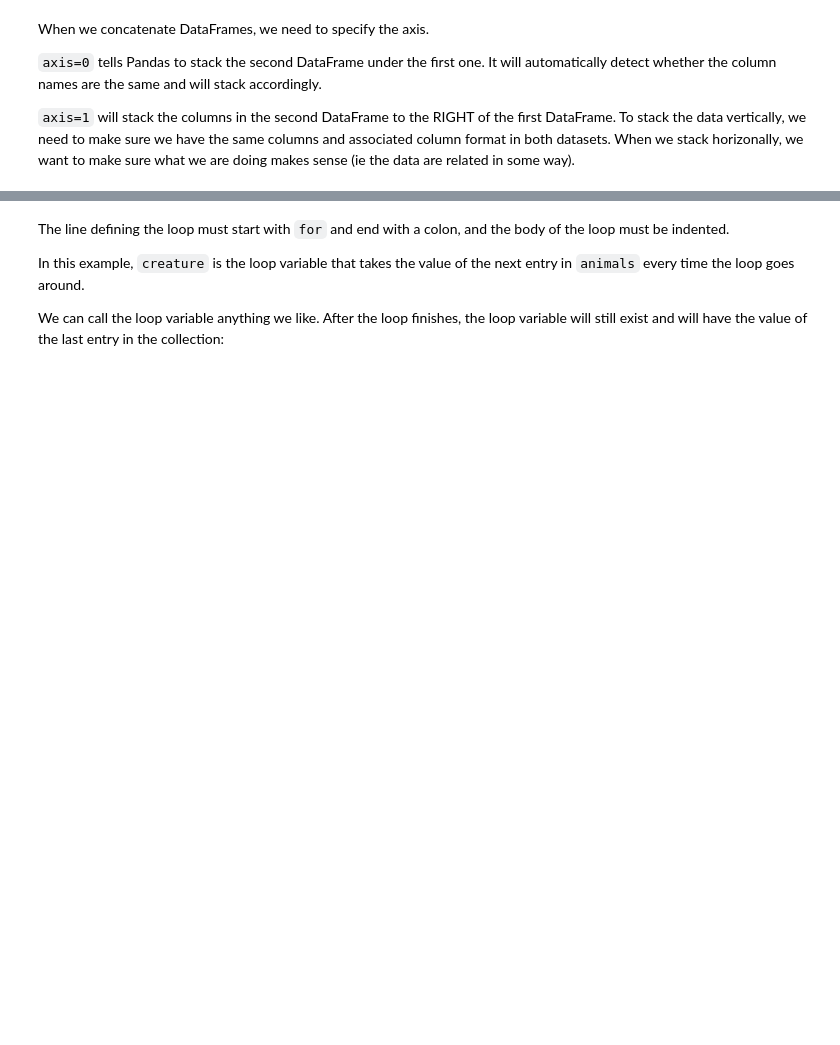
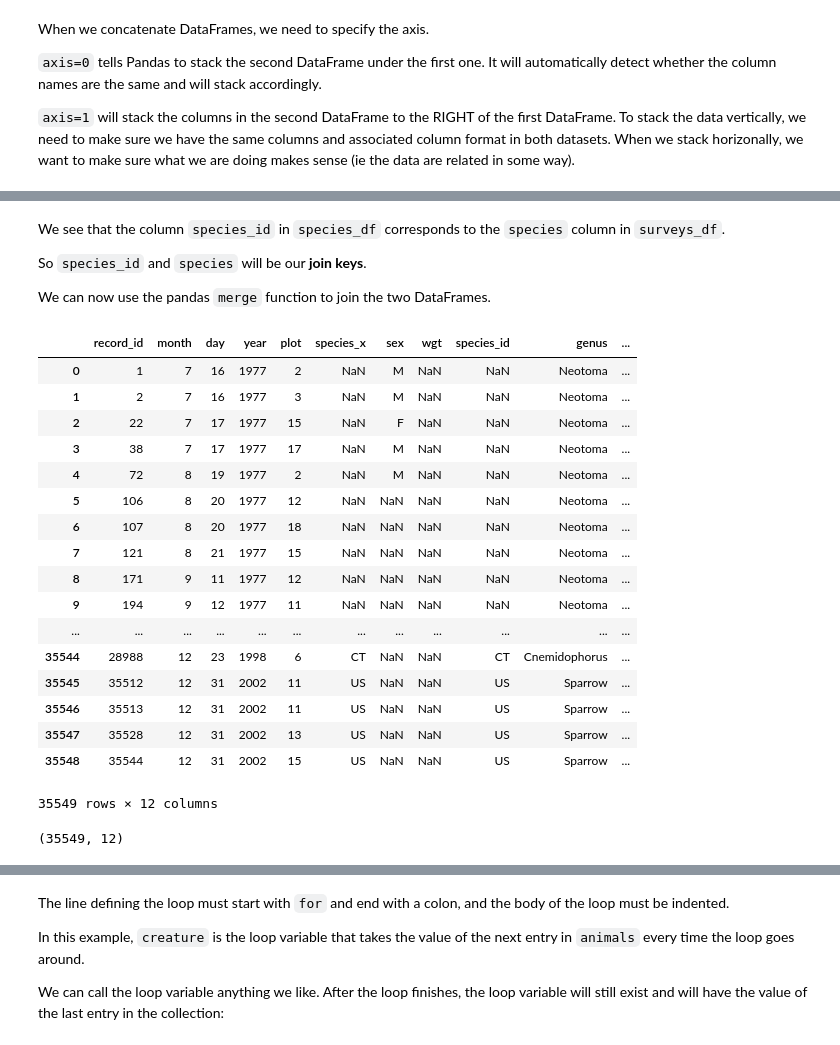
Before and after one commit to darcyabjones/resbaz-perth-2019-python, a Jupyter notebook: intro_to_python_answers.ipynb, the cells around one changed output, grey strips where cells are left out. Cells and saved outputs as stored; diff of their text form; code cells hidden in the pictures; blank space fills up the shorter version.

```diff
--- a/intro_to_python_answers.ipynb
+++ b/intro_to_python_answers.ipynb
@@ -1184,0 +2312,33 @@ new_output = pd.read_csv('out.csv', keep_default_na=False, na_values=[""])
+# %% [markdown]
+We see that the column `species_id` in `species_df` corresponds to the `species` column in `surveys_df`.
+
+So `species_id` and `species` will be our **join keys**.
+
+We can now use the pandas `merge` function to join the two DataFrames.
+# %%
+# Use pd.merge to combine the two dataframes.
+pd.merge(left=surveys_df, right=species_df, left_on="species", right_on="species_id")
+# %% [output]
+|  | record_id | month | day | year | plot | species_x | sex | wgt | species_id | genus | ... |
+| 0 | 1 | 7 | 16 | 1977 | 2 | NaN | M | NaN | NaN | Neotoma | ... |
+| 1 | 2 | 7 | 16 | 1977 | 3 | NaN | M | NaN | NaN | Neotoma | ... |
+| 2 | 22 | 7 | 17 | 1977 | 15 | NaN | F | NaN | NaN | Neotoma | ... |
+| 3 | 38 | 7 | 17 | 1977 | 17 | NaN | M | NaN | NaN | Neotoma | ... |
+| 4 | 72 | 8 | 19 | 1977 | 2 | NaN | M | NaN | NaN | Neotoma | ... |
+| 5 | 106 | 8 | 20 | 1977 | 12 | NaN | NaN | NaN | NaN | Neotoma | ... |
+| 6 | 107 | 8 | 20 | 1977 | 18 | NaN | NaN | NaN | NaN | Neotoma | ... |
+| 7 | 121 | 8 | 21 | 1977 | 15 | NaN | NaN | NaN | NaN | Neotoma | ... |
+| 8 | 171 | 9 | 11 | 1977 | 12 | NaN | NaN | NaN | NaN | Neotoma | ... |
+| 9 | 194 | 9 | 12 | 1977 | 11 | NaN | NaN | NaN | NaN | Neotoma | ... |
+| ... | ... | ... | ... | ... | ... | ... | ... | ... | ... | ... | ... |
+| 35544 | 28988 | 12 | 23 | 1998 | 6 | CT | NaN | NaN | CT | Cnemidophorus | ... |
+| 35545 | 35512 | 12 | 31 | 2002 | 11 | US | NaN | NaN | US | Sparrow | ... |
+| 35546 | 35513 | 12 | 31 | 2002 | 11 | US | NaN | NaN | US | Sparrow | ... |
+| 35547 | 35528 | 12 | 31 | 2002 | 13 | US | NaN | NaN | US | Sparrow | ... |
+| 35548 | 35544 | 12 | 31 | 2002 | 15 | US | NaN | NaN | US | Sparrow | ... |
+35549 rows × 12 columns
+# %%
+# What's the shape of the output table?
+_.shape
+# %% [output]
+(35549, 12)
```
Also changed, not shown: parts of 256 cells of this notebook.
